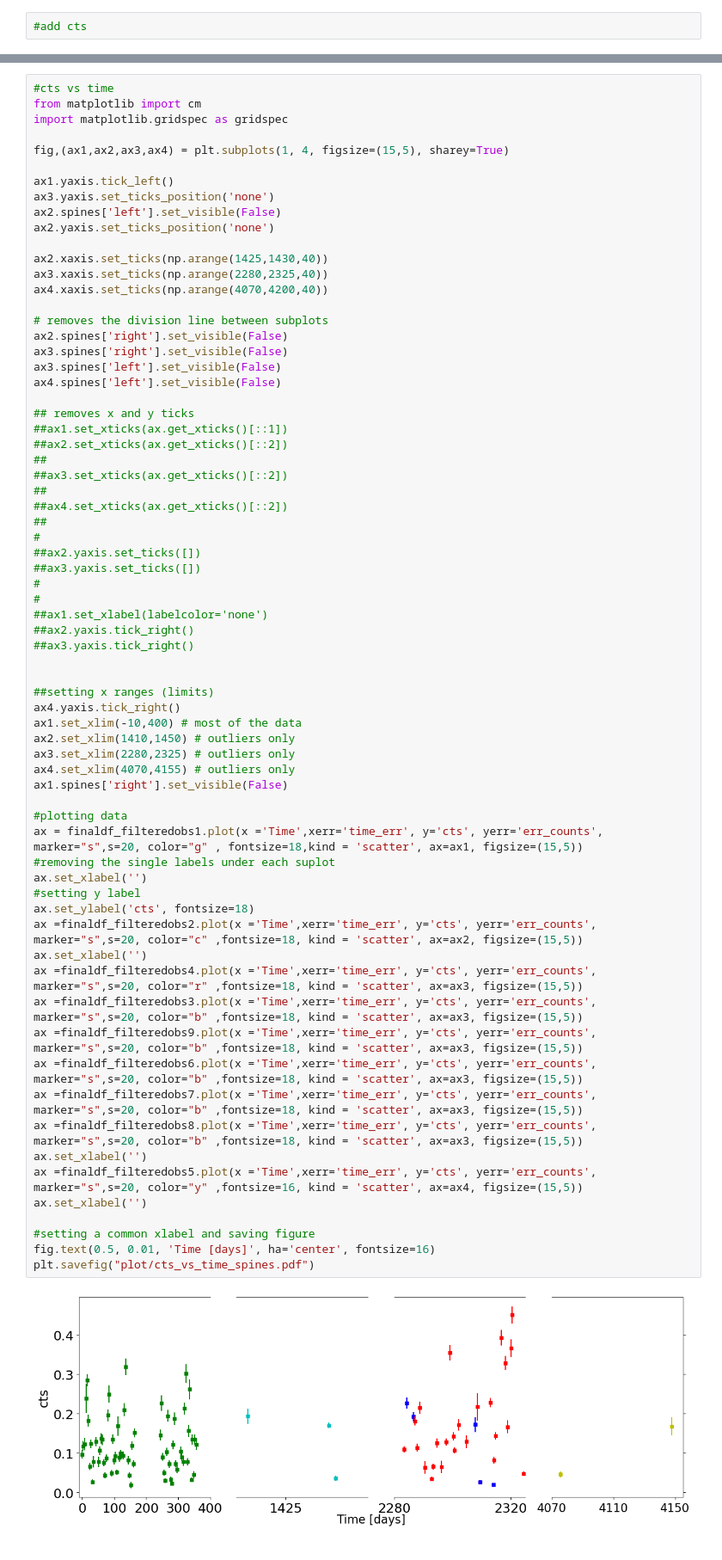
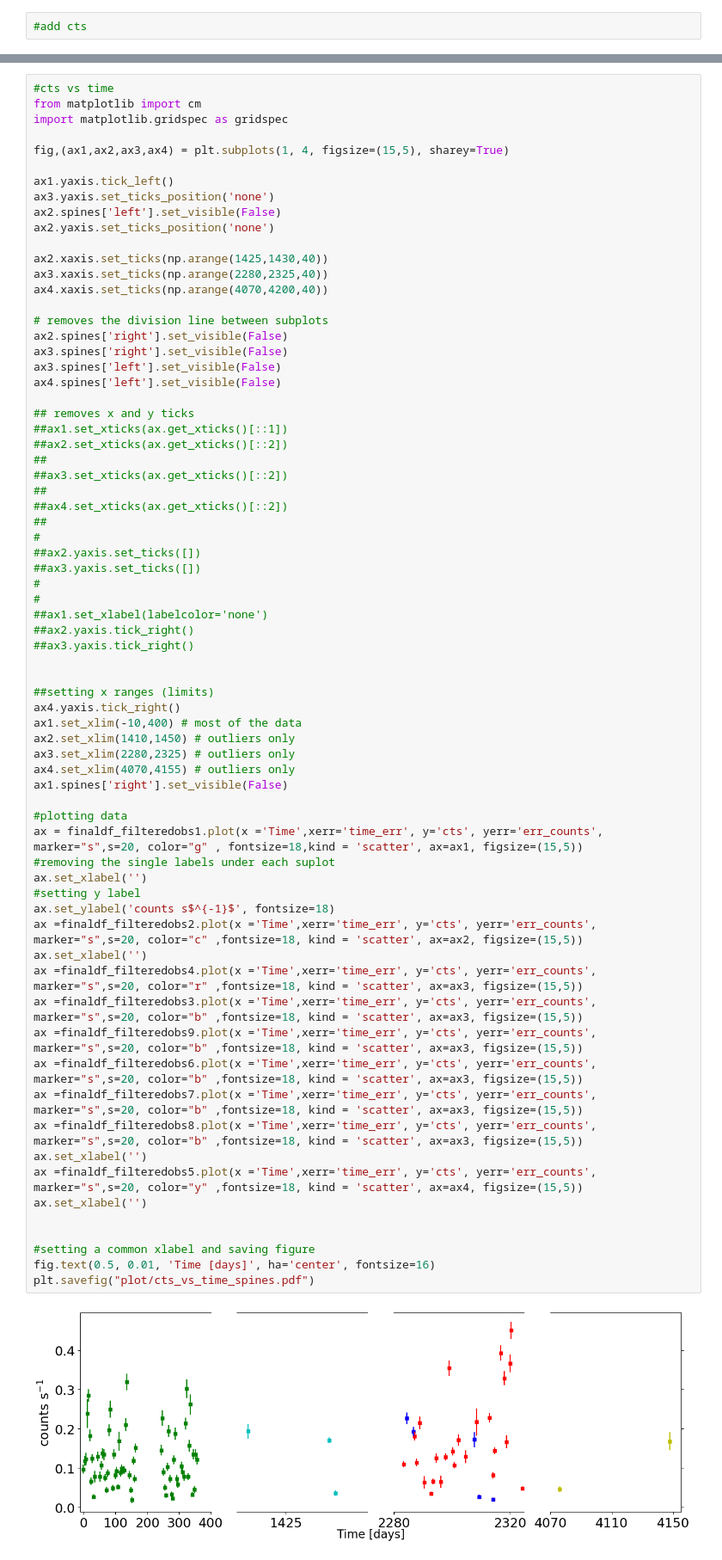
Before and after one commit to martapisci/IRAS_13224-3809, a Jupyter notebook: lc_iras13224-3809.ipynb, the cells around one changed output, grey strips where cells are left out. Shown at 86% size. Drawn from its saved outputs; the diff is of its cells as text.

Commit message:
minor changes changed labels and fontsize

```diff
--- a/lc_iras13224-3809.ipynb
+++ b/lc_iras13224-3809.ipynb
@@ -711,36 +716,37 @@ ax4.spines['left'].set_visible(False)
 
 
 ##setting x ranges (limits)
 ax4.yaxis.tick_right()
 ax1.set_xlim(-10,400) # most of the data
 ax2.set_xlim(1410,1450) # outliers only
 ax3.set_xlim(2280,2325) # outliers only
 ax4.set_xlim(4070,4155) # outliers only
 ax1.spines['right'].set_visible(False)
 
 #plotting data
 ax = finaldf_filteredobs1.plot(x ='Time',xerr='time_err', y='cts', yerr='err_counts', marker="s",s=20, color="g" , fontsize=18,kind = 'scatter', ax=ax1, figsize=(15,5))
 #removing the single labels under each suplot
 ax.set_xlabel('')
 #setting y label
-ax.set_ylabel('cts', fontsize=18)
+ax.set_ylabel('counts s$^{-1}$', fontsize=18)
 ax =finaldf_filteredobs2.plot(x ='Time',xerr='time_err', y='cts', yerr='err_counts', marker="s",s=20, color="c" ,fontsize=18, kind = 'scatter', ax=ax2, figsize=(15,5))
 ax.set_xlabel('')
 ax =finaldf_filteredobs4.plot(x ='Time',xerr='time_err', y='cts', yerr='err_counts', marker="s",s=20, color="r" ,fontsize=18, kind = 'scatter', ax=ax3, figsize=(15,5))
 ax =finaldf_filteredobs3.plot(x ='Time',xerr='time_err', y='cts', yerr='err_counts', marker="s",s=20, color="b" ,fontsize=18, kind = 'scatter', ax=ax3, figsize=(15,5))
 ax =finaldf_filteredobs9.plot(x ='Time',xerr='time_err', y='cts', yerr='err_counts', marker="s",s=20, color="b" ,fontsize=18, kind = 'scatter', ax=ax3, figsize=(15,5))
 ax =finaldf_filteredobs6.plot(x ='Time',xerr='time_err', y='cts', yerr='err_counts', marker="s",s=20, color="b" ,fontsize=18, kind = 'scatter', ax=ax3, figsize=(15,5))
 ax =finaldf_filteredobs7.plot(x ='Time',xerr='time_err', y='cts', yerr='err_counts', marker="s",s=20, color="b" ,fontsize=18, kind = 'scatter', ax=ax3, figsize=(15,5))
 ax =finaldf_filteredobs8.plot(x ='Time',xerr='time_err', y='cts', yerr='err_counts', marker="s",s=20, color="b" ,fontsize=18, kind = 'scatter', ax=ax3, figsize=(15,5))
 ax.set_xlabel('')
-ax =finaldf_filteredobs5.plot(x ='Time',xerr='time_err', y='cts', yerr='err_counts', marker="s",s=20, color="y" ,fontsize=16, kind = 'scatter', ax=ax4, figsize=(15,5))
+ax =finaldf_filteredobs5.plot(x ='Time',xerr='time_err', y='cts', yerr='err_counts', marker="s",s=20, color="y" ,fontsize=18, kind = 'scatter', ax=ax4, figsize=(15,5))
 ax.set_xlabel('')
+
 
 #setting a common xlabel and saving figure
 fig.text(0.5, 0.01, 'Time [days]', ha='center', fontsize=16)
 plt.savefig("plot/cts_vs_time_spines.pdf")
 # %% [output]
-[figure, old version]
+[figure, new version]
 # %%
 #hard cts vs counts
 from matplotlib import cm
```
Also changed, not shown: parts of 5 cells of this notebook, 9 other files.
